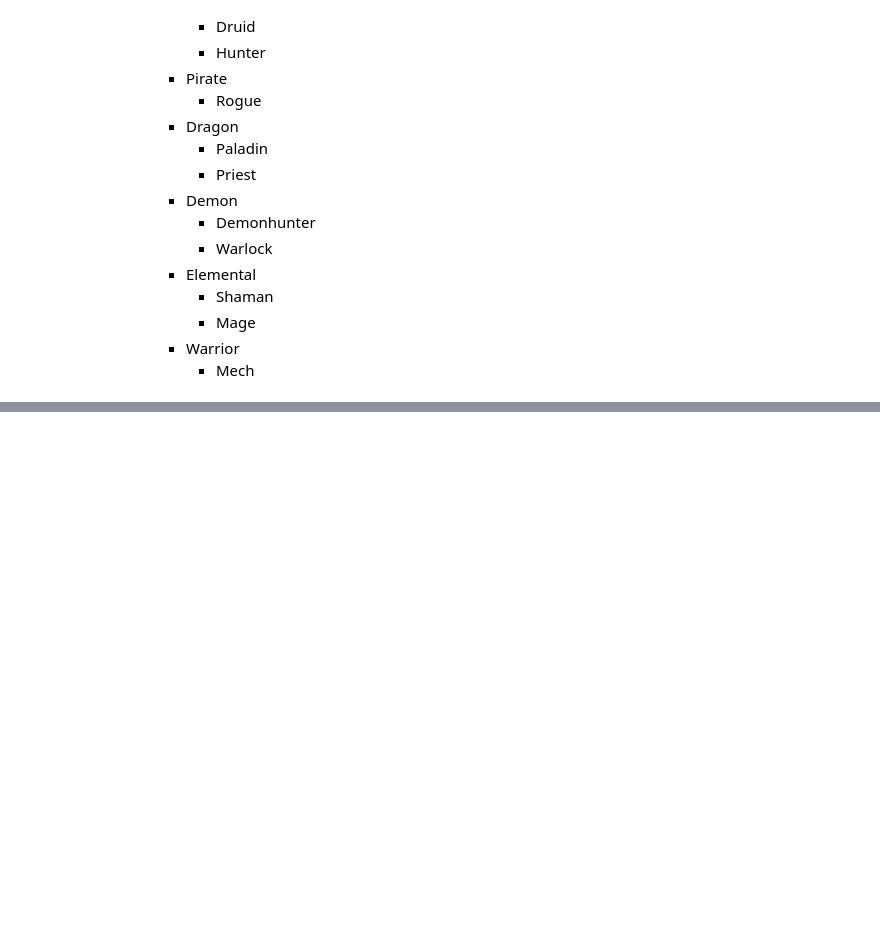
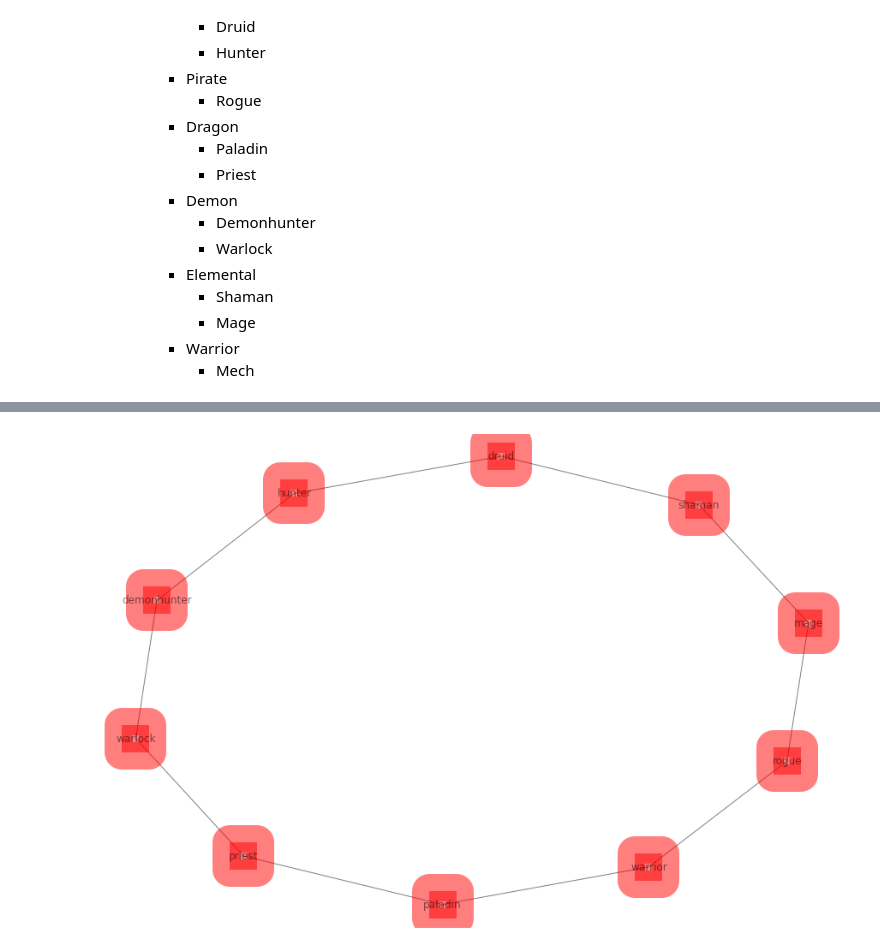
Before and after one commit to SamuelD-Data/hearthstone_project, a Jupyter notebook: hearthstone_project_notebook.ipynb, the cells around one changed output, grey strips where cells are left out. Saved outputs shown, nothing was run; the diff lists cells and outputs as text; code cells hidden in the pictures; blank space fills up the shorter version.

Commit message:
updated goal to be more specific, added first iteration of network graph

```diff
--- a/hearthstone_project_notebook.ipynb
+++ b/hearthstone_project_notebook.ipynb
@@ -1155,0 +1177,12 @@ for circle in circles:
+# %%
+# creating df of only multiclass cards
+multiclass_cards = df[df.is_multiclass == 1]
+
+# specifying dataframe and columns for node values
+G = nx.from_pandas_edgelist(multiclass_cards, 'name_prime_hero_class', 'name_second_hero_class')
+
+# plotting network graph
+nx.draw(G, with_labels=True, node_size= 1000, node_color= 'red', node_shape="s", alpha=0.5, linewidths=40)
+plt.show()
+# %% [output]
+[figure, added]
```
Also changed, not shown: parts of 6 cells of this notebook, 1 other file.
